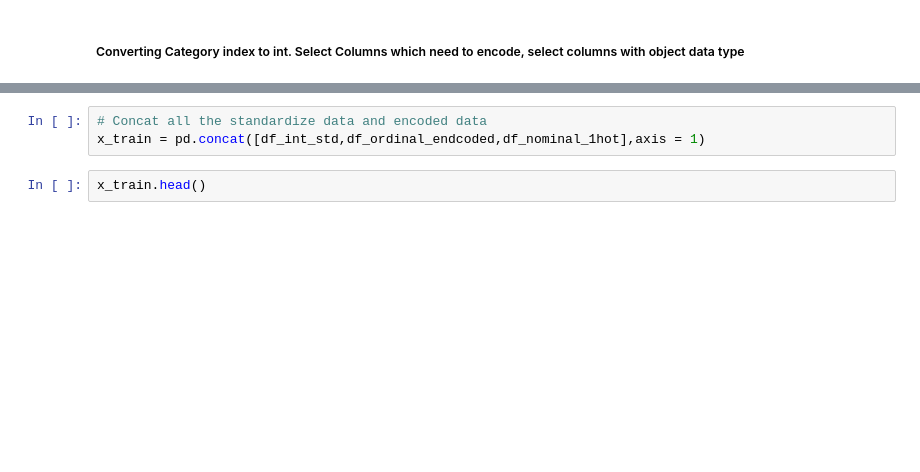
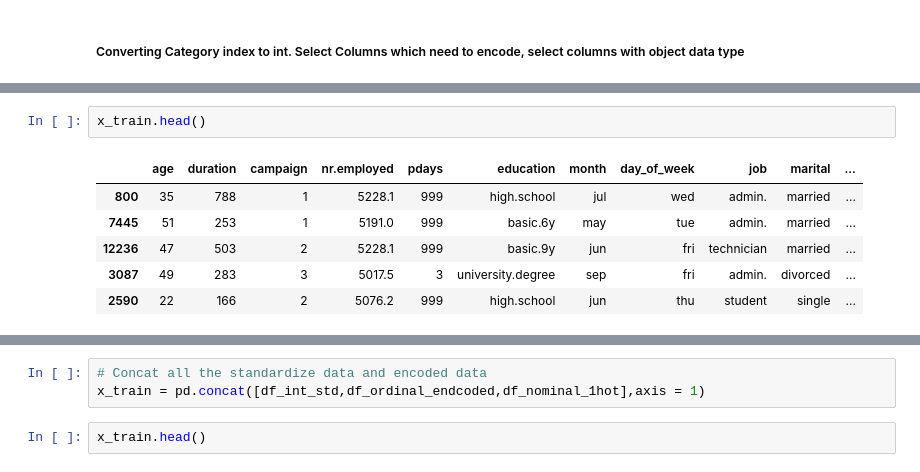
Before and after one commit to PatrickTongg/BankManagerProject, a Jupyter notebook: Machine Learning.ipynb, the cells around one changed output, grey strips where cells are left out. Saved outputs shown, nothing was run; the diff lists cells and outputs as text; blank space fills up the shorter version.

```diff
--- a/Machine Learning.ipynb
+++ b/Machine Learning.ipynb
@@ -253,3 +253,12 @@ Data columns (total 14 columns):
  13  poutcome     19024 non-null  object
 dtypes: float64(1), int64(4), object(9)
 memory usage: 2.2+ MB
+# %%
+x_train.head()
+# %% [output]
+|  | age | duration | campaign | nr.employed | pdays | education | month | day_of_week | job | marital | ... |
+| 800 | 35 | 788 | 1 | 5228.1 | 999 | high.school | jul | wed | admin. | married | ... |
+| 7445 | 51 | 253 | 1 | 5191.0 | 999 | basic.6y | may | tue | admin. | married | ... |
+| 12236 | 47 | 503 | 2 | 5228.1 | 999 | basic.9y | jun | fri | technician | married | ... |
+| 3087 | 49 | 283 | 3 | 5017.5 | 3 | university.degree | sep | fri | admin. | divorced | ... |
+| 2590 | 22 | 166 | 2 | 5076.2 | 999 | high.school | jun | thu | student | single | ... |
```
Also changed, not shown: parts of 16 cells of this notebook.
